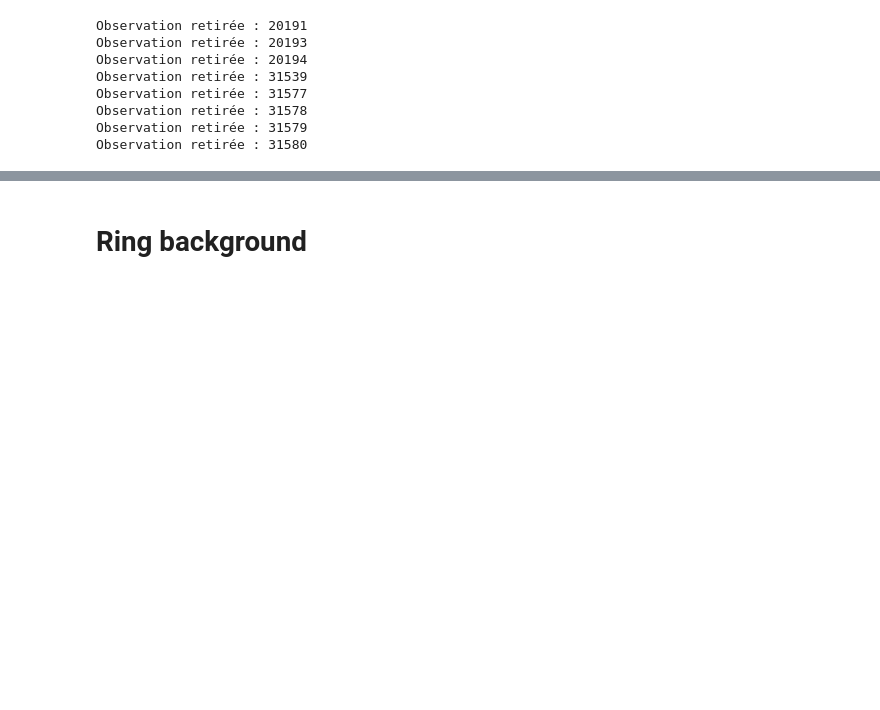
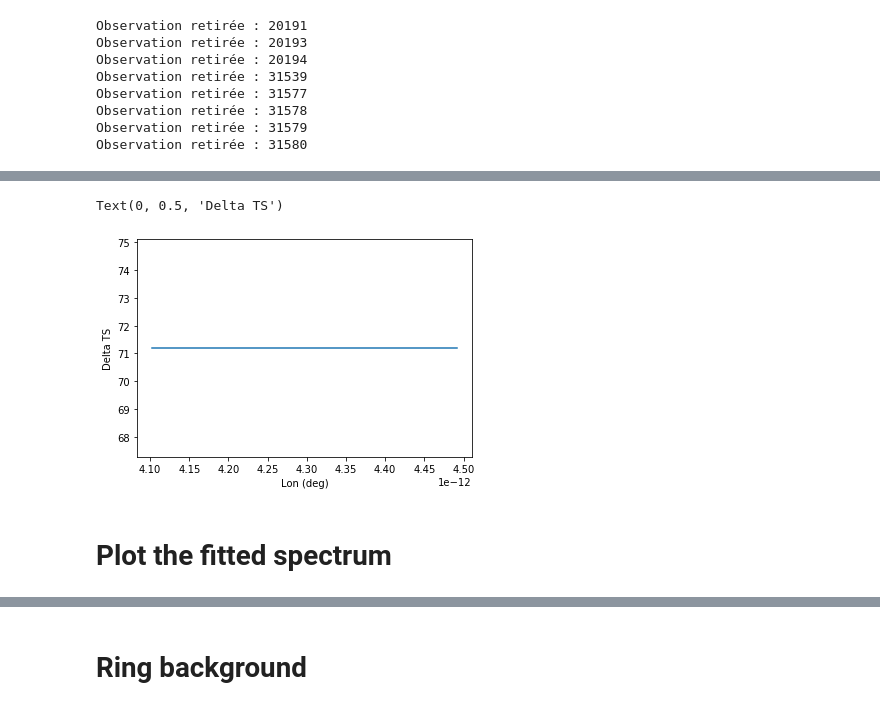
Before and after one commit to SamZouari/hess, a Jupyter notebook: notebooks0.15/evolution_temp.ipynb, the cells around one changed output, grey strips where cells are left out. Cells and saved outputs as stored; diff of their text form; code cells hidden in the pictures; blank space fills up the shorter version.

```diff
--- a/notebooks0.15/evolution_temp.ipynb
+++ b/notebooks0.15/evolution_temp.ipynb
@@ -517,0 +519,19 @@ def fit_model_to_maps(maps2D, psf_kernel, mask):
+# %%
+%%time
+
+results_per_year = dict()
+fit_year = dict()
+
+for year in range(2004,2020):
+    fit = Fit([mapdataset_dict[year]])
+    result = fit.run()
+
+    results_per_year[year] = result
+    fit_year[year] = fit
+
+    #print(result)
+
+# pour visualiser les valeurs des paramêtres
+#result.parameters.to_table()
+
+# utile d'écrire les fichiers fit en .fits.gz et
@@ -517,0 +578,4 @@ def fit_model_to_maps(maps2D, psf_kernel, mask):
+# %%
+profile2004 = fit_year[2004].stat_profile(parameter="amplitude")
+fit=fit_year[2004]
+prof=fit.stat_profile(parameter="amplitude", bounds=5, nvalues=30)
@@ -517,0 +599,10 @@ def fit_model_to_maps(maps2D, psf_kernel, mask):
+# %%
+total_stat2004 = results_per_year[2004].total_stat
+plt.plot(profile2004["values"], profile2004["stat"] - total_stat2004)
+plt.xlabel("Lon (deg)")
+plt.ylabel("Delta TS")
+# %% [output]
+Text(0, 0.5, 'Delta TS')
+[figure, added]
+# %% [markdown]
+# Plot the fitted spectrum
```
Also changed, not shown: parts of 50 cells of this notebook, 1 other file.
